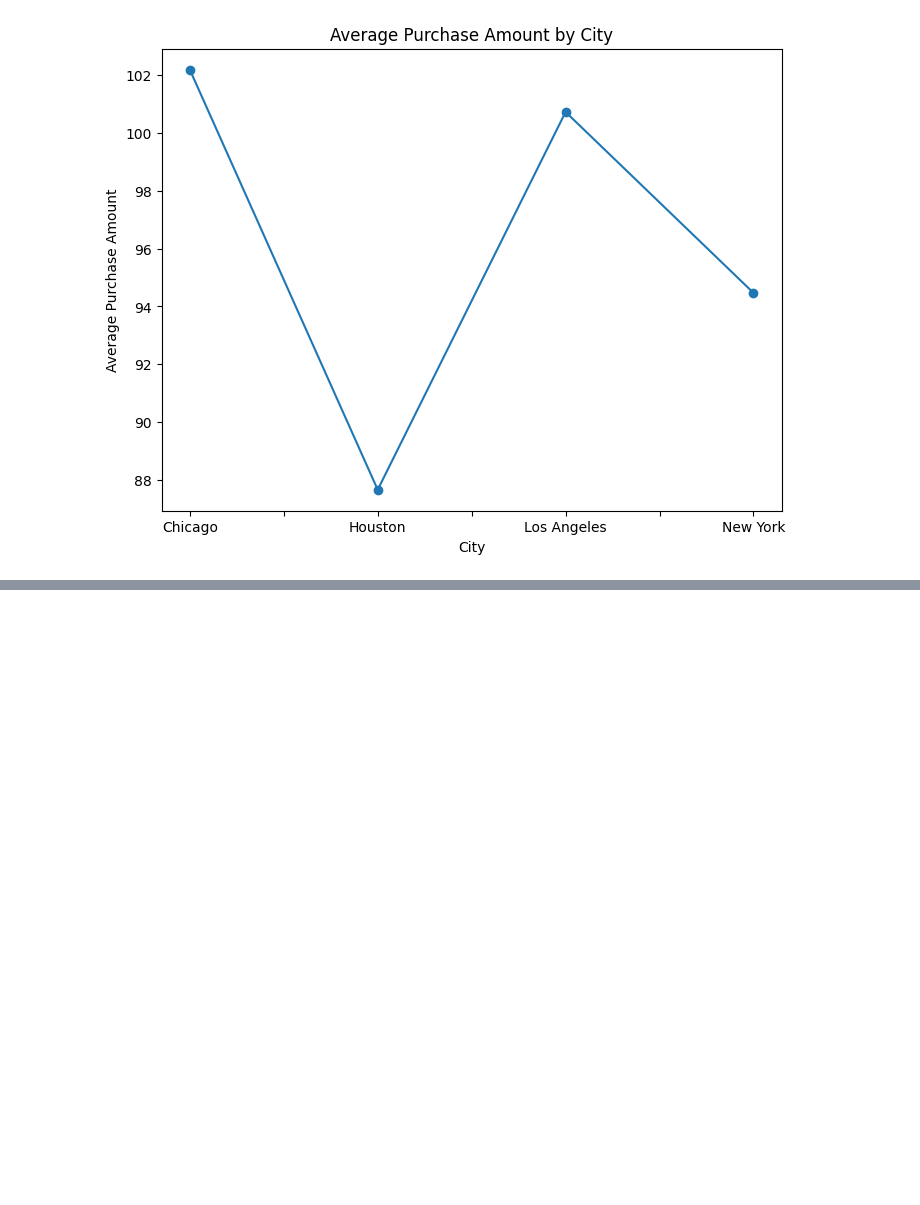
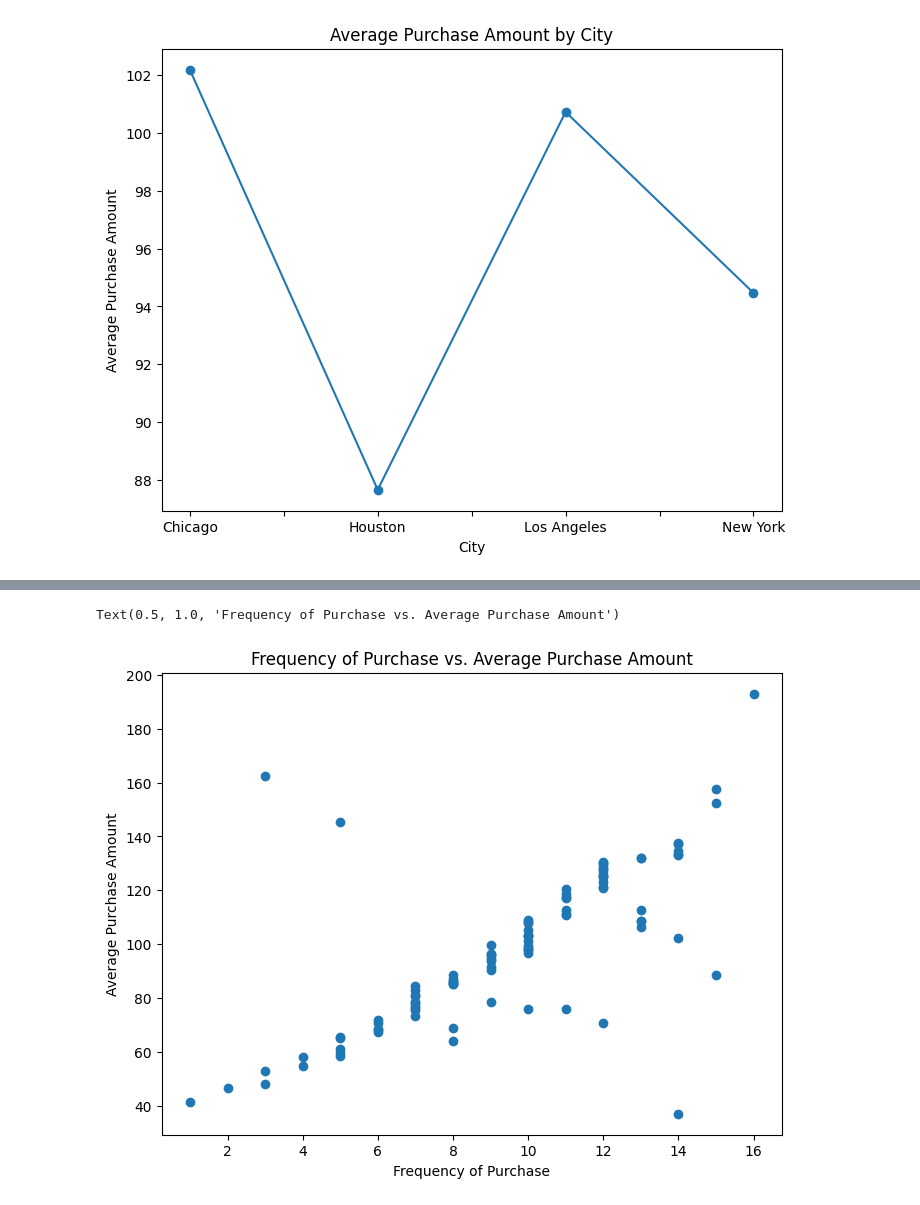
Before and after one commit to ABBAS-37405/PYTHON-AND-DATA-SCIENCE, a Jupyter notebook: dataclean.ipynb, the cells around one changed output, grey strips where cells are left out. Saved outputs shown, nothing was run; the diff lists cells and outputs as text; code cells hidden in the pictures; blank space fills up the shorter version.

```diff
--- a/dataclean.ipynb
+++ b/dataclean.ipynb
@@ -563,0 +597,9 @@ plt.show()
+# %%
+plt.figure(figsize=(8,6))
+plt.scatter(final_data['Frequency_of_Purchases'], final_data['Average_Purchase_Amount'])
+plt.xlabel('Frequency of Purchase')
+plt.ylabel('Average Purchase Amount')
+plt.title('Frequency of Purchase vs. Average Purchase Amount')
+# %% [output]
+Text(0.5, 1.0, 'Frequency of Purchase vs. Average Purchase Amount')
+[figure, added]
```
Also changed, not shown: parts of 9 cells of this notebook.
